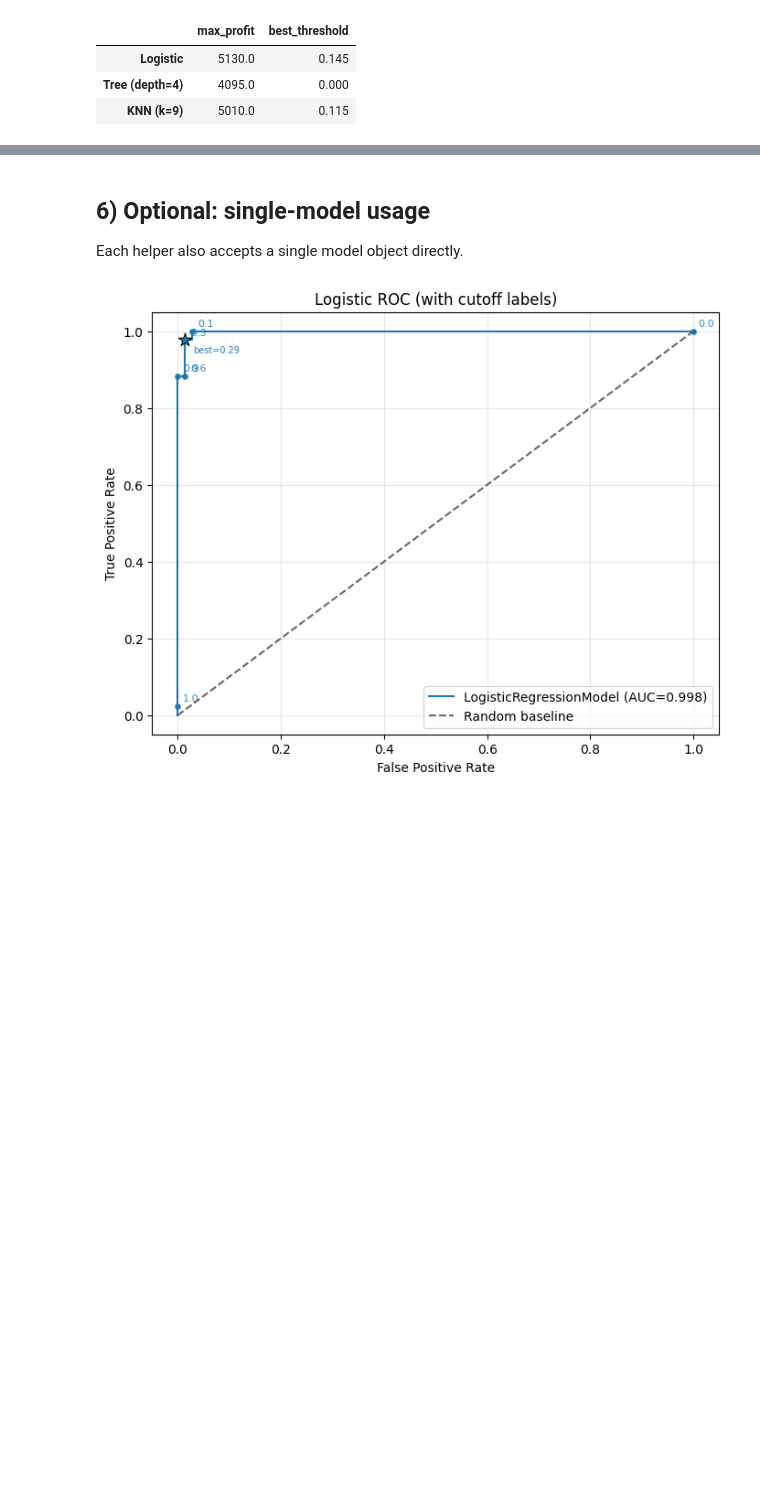
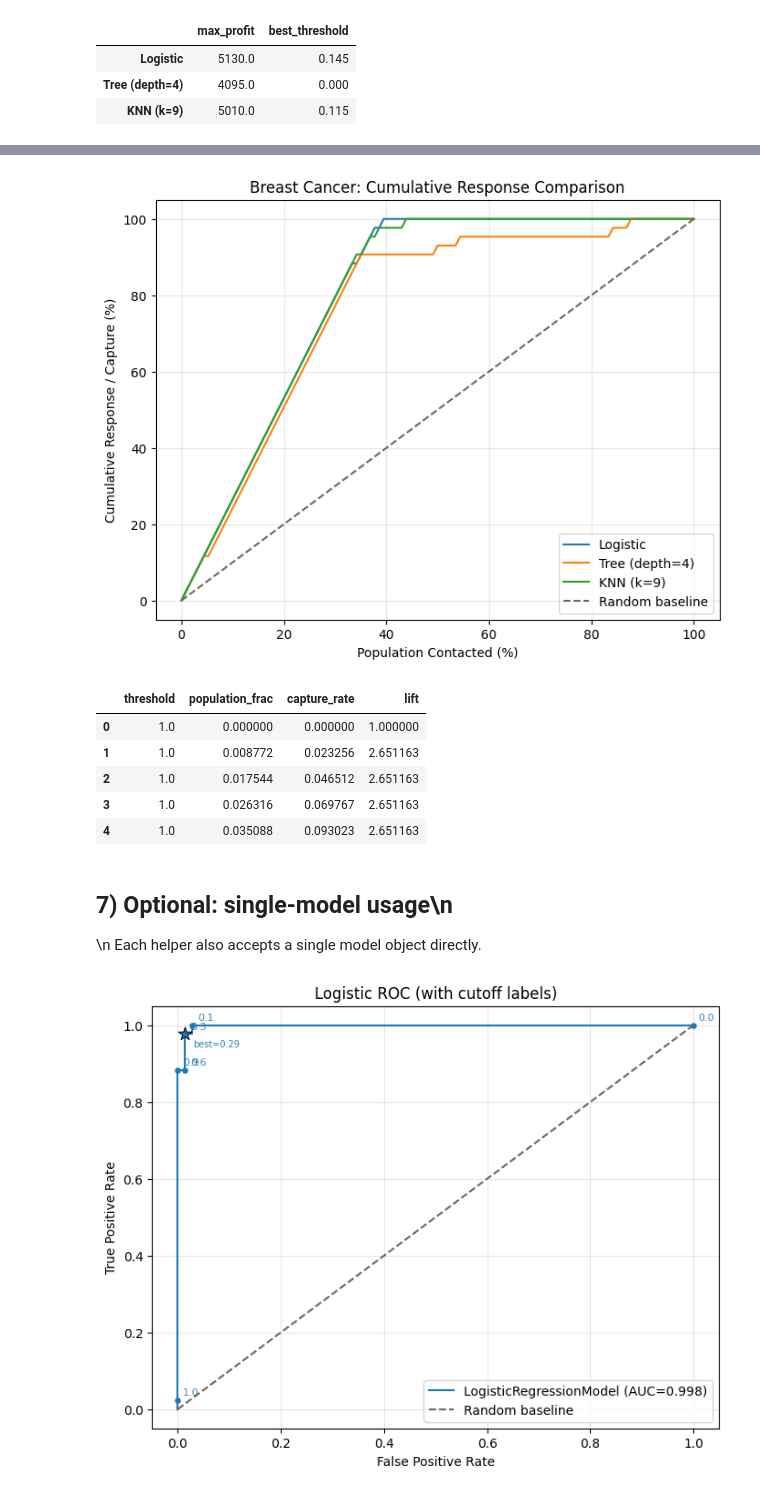
Before and after one commit to jdelano/CUAnalytics, a Jupyter notebook: examples/18_roc_lift_profit_curves.ipynb, the cells around one changed output, grey strips where cells are left out. Drawn from its saved outputs; the diff is of its cells as text; code cells hidden in the pictures; blank space fills up the shorter version.

Commit message:
Add cumulative response curve, ROC cutoff markers, and bump version to 0.5.1

```diff
--- a/examples/18_roc_lift_profit_curves.ipynb
+++ b/examples/18_roc_lift_profit_curves.ipynb
@@ -150,6 +154,26 @@ pd.DataFrame({
+# %%
+cum_out = ca.plot_cumulative_response(
+    models=models,
+    test_df=test_df,
+    positive_class='M',
+    model_names=model_names,
+    title='Breast Cancer: Cumulative Response Comparison'
+)
+
+# Example: show the first few rows for one model
+first_name = model_names[0]
+cum_out['data'][first_name]['data'].head()
+# %% [output]
+[figure, added]
+|  | threshold | population_frac | capture_rate | lift |
+| 0 | 1.0 | 0.000000 | 0.000000 | 1.000000 |
+| 1 | 1.0 | 0.008772 | 0.023256 | 2.651163 |
+| 2 | 1.0 | 0.017544 | 0.046512 | 2.651163 |
+| 3 | 1.0 | 0.026316 | 0.069767 | 2.651163 |
+| 4 | 1.0 | 0.035088 | 0.093023 | 2.651163 |
 # %% [markdown]
-## 6) Optional: single-model usage
-
+## 7) Optional: single-model usage\n
+\n
 Each helper also accepts a single model object directly.
 # %%
 # Optional: single-model usage with cutoff labels on the ROC curve
```
Also changed, not shown: parts of 1 cell of this notebook, 4 other files.
